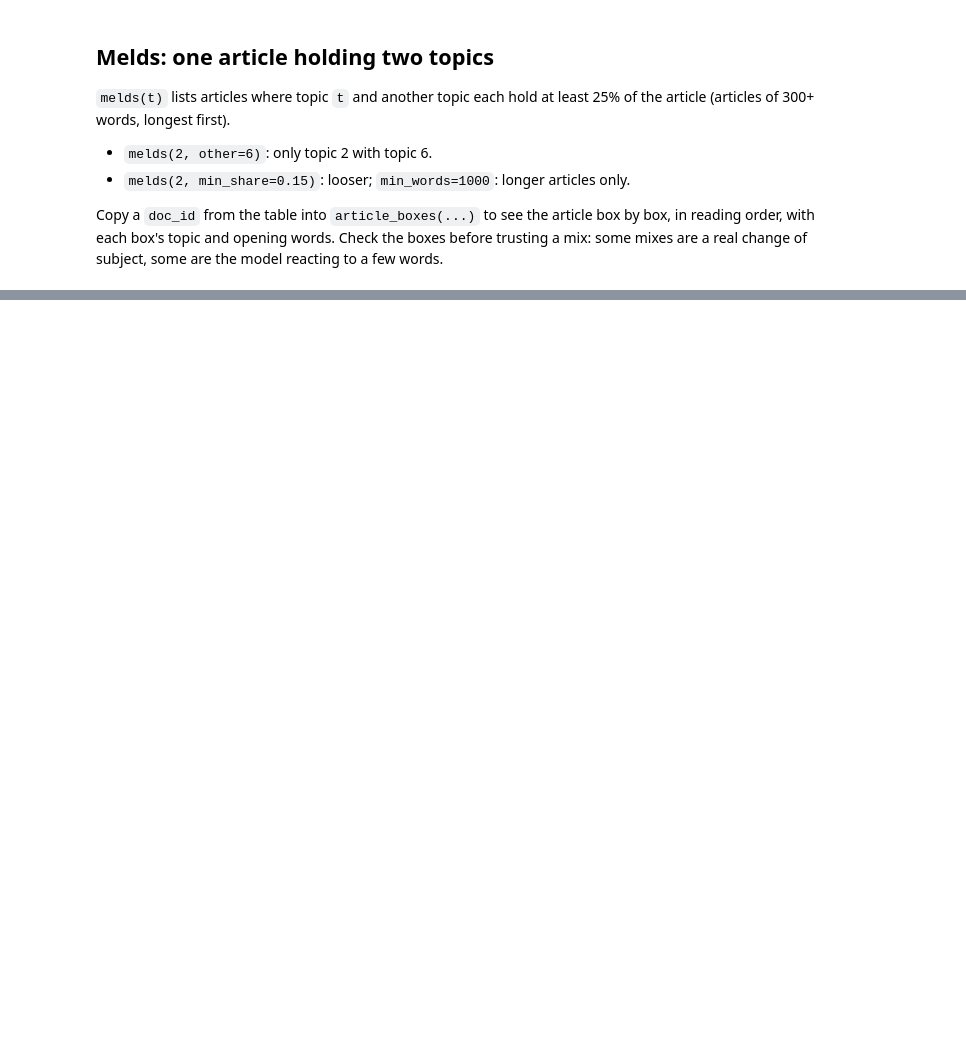
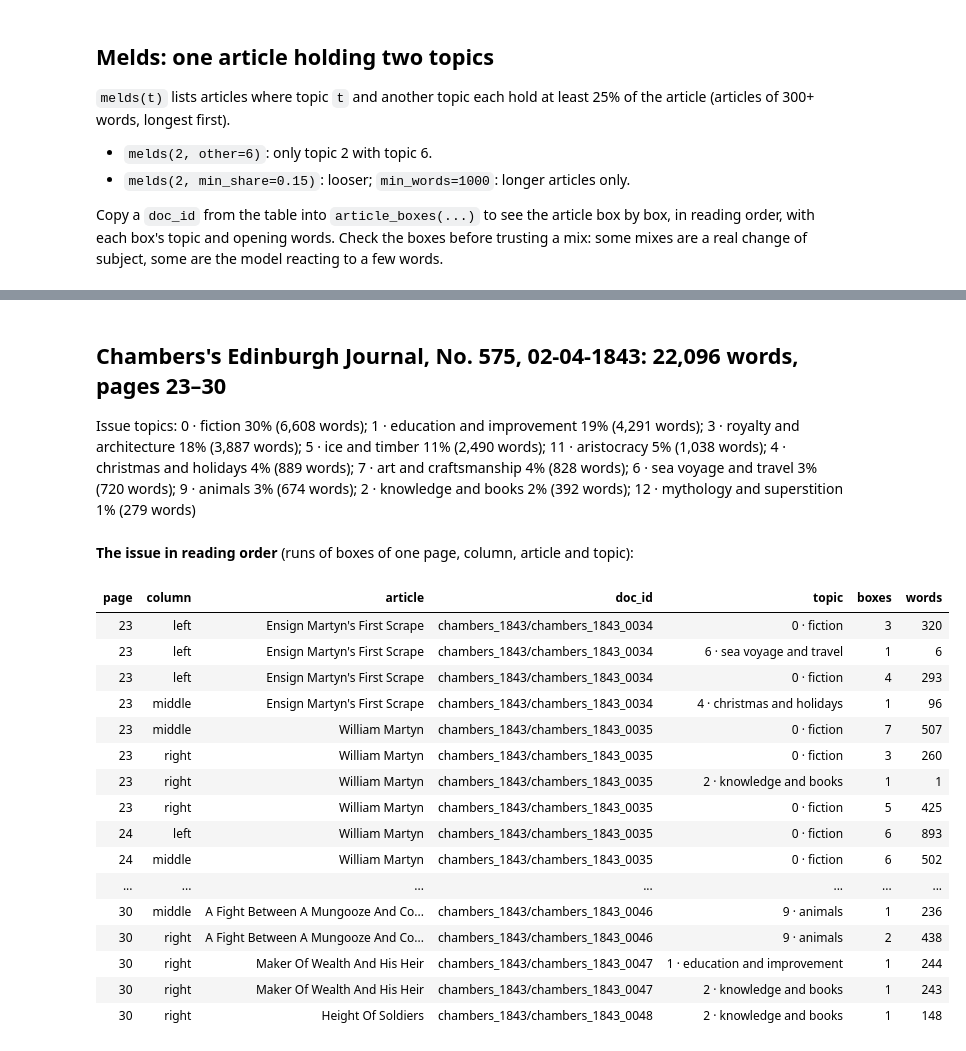
Before and after one commit to owenmonroe/dissertation_layout_pilot, a Jupyter notebook: evaluation/topic_modelling/topic_explorer.ipynb, the cells around one changed output, grey strips where cells are left out. Drawn from its saved outputs; the diff is of its cells as text; code cells hidden in the pictures; blank space fills up the shorter version.

```diff
--- a/evaluation/topic_modelling/topic_explorer.ipynb
+++ b/evaluation/topic_modelling/topic_explorer.ipynb
@@ -294,0 +370,24 @@ Page topics: 2 · knowledge and books 90%; 4 · christmas and holidays 10%
+# %%
+issue("chambers_1843", 575)
+# %% [output]
+## Chambers's Edinburgh Journal, No. 575, 02-04-1843: 22,096 words, pages 23–30
+
+Issue topics: 0 · fiction 30% (6,608 words); 1 · education and improvement 19% (4,291 words); 3 · royalty and architecture 18% (3,887 words); 5 · ice and timber 11% (2,490 words); 11 · aristocracy 5% (1,038 words); 4 · christmas and holidays 4% (889 words); 7 · art and craftsmanship 4% (828 words); 6 · sea voyage and travel 3% (720 words); 9 · animals 3% (674 words); 2 · knowledge and books 2% (392 words); 12 · mythology and superstition 1% (279 words)
+**The issue in reading order** (runs of boxes of one page, column, article and topic):
+| page | column | article | doc_id | topic | boxes | words |
+| 23 | left | Ensign Martyn's First Scrape | chambers_1843/chambers_1843_0034 | 0 · fiction | 3 | 320 |
+| 23 | left | Ensign Martyn's First Scrape | chambers_1843/chambers_1843_0034 | 6 · sea voyage and travel | 1 | 6 |
+| 23 | left | Ensign Martyn's First Scrape | chambers_1843/chambers_1843_0034 | 0 · fiction | 4 | 293 |
+| 23 | middle | Ensign Martyn's First Scrape | chambers_1843/chambers_1843_0034 | 4 · christmas and holidays | 1 | 96 |
+| 23 | middle | William Martyn | chambers_1843/chambers_1843_0035 | 0 · fiction | 7 | 507 |
+| 23 | right | William Martyn | chambers_1843/chambers_1843_0035 | 0 · fiction | 3 | 260 |
+| 23 | right | William Martyn | chambers_1843/chambers_1843_0035 | 2 · knowledge and books | 1 | 1 |
+| 23 | right | William Martyn | chambers_1843/chambers_1843_0035 | 0 · fiction | 5 | 425 |
+| 24 | left | William Martyn | chambers_1843/chambers_1843_0035 | 0 · fiction | 6 | 893 |
+| 24 | middle | William Martyn | chambers_1843/chambers_1843_0035 | 0 · fiction | 6 | 502 |
+| ... | ... | ... | ... | ... | ... | ... |
+| 30 | middle | A Fight Between A Mungooze And Co... | chambers_1843/chambers_1843_0046 | 9 · animals | 1 | 236 |
+| 30 | right | A Fight Between A Mungooze And Co... | chambers_1843/chambers_1843_0046 | 9 · animals | 2 | 438 |
+| 30 | right | Maker Of Wealth And His Heir | chambers_1843/chambers_1843_0047 | 1 · education and improvement | 1 | 244 |
+| 30 | right | Maker Of Wealth And His Heir | chambers_1843/chambers_1843_0047 | 2 · knowledge and books | 1 | 243 |
+| 30 | right | Height Of Soldiers | chambers_1843/chambers_1843_0048 | 2 · knowledge and books | 1 | 148 |
```
Also changed, not shown: parts of 16 cells of this notebook, 2 other files.
